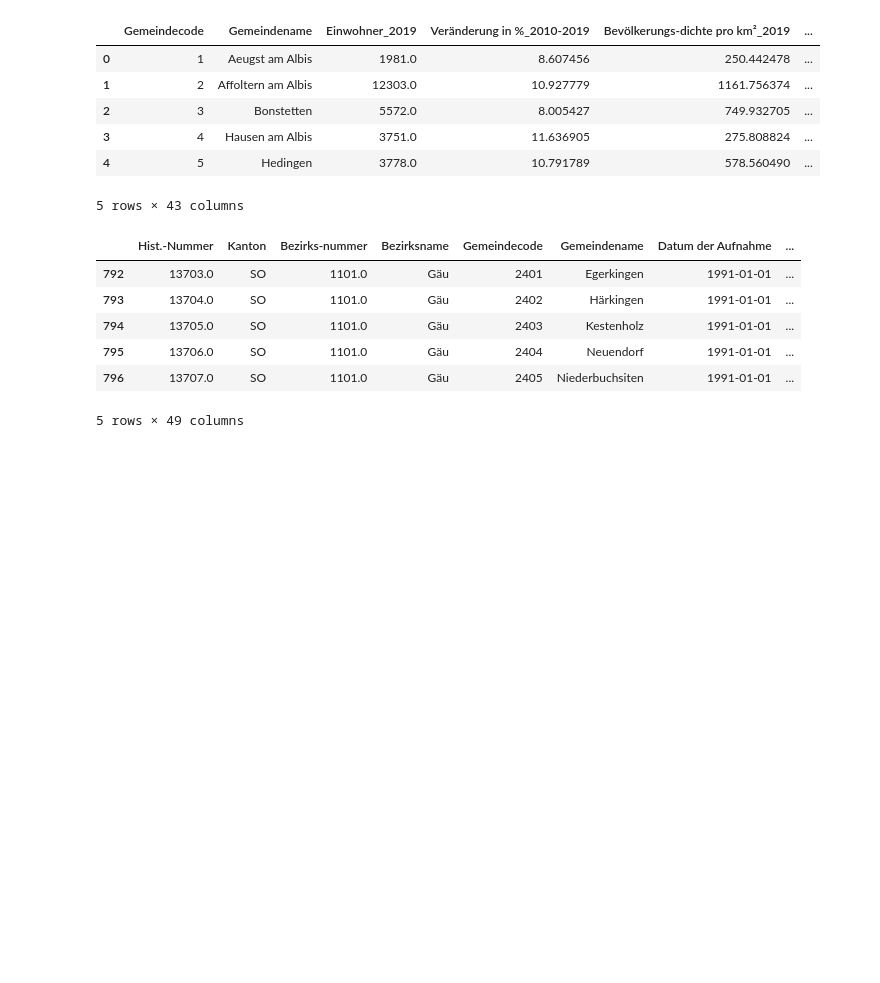
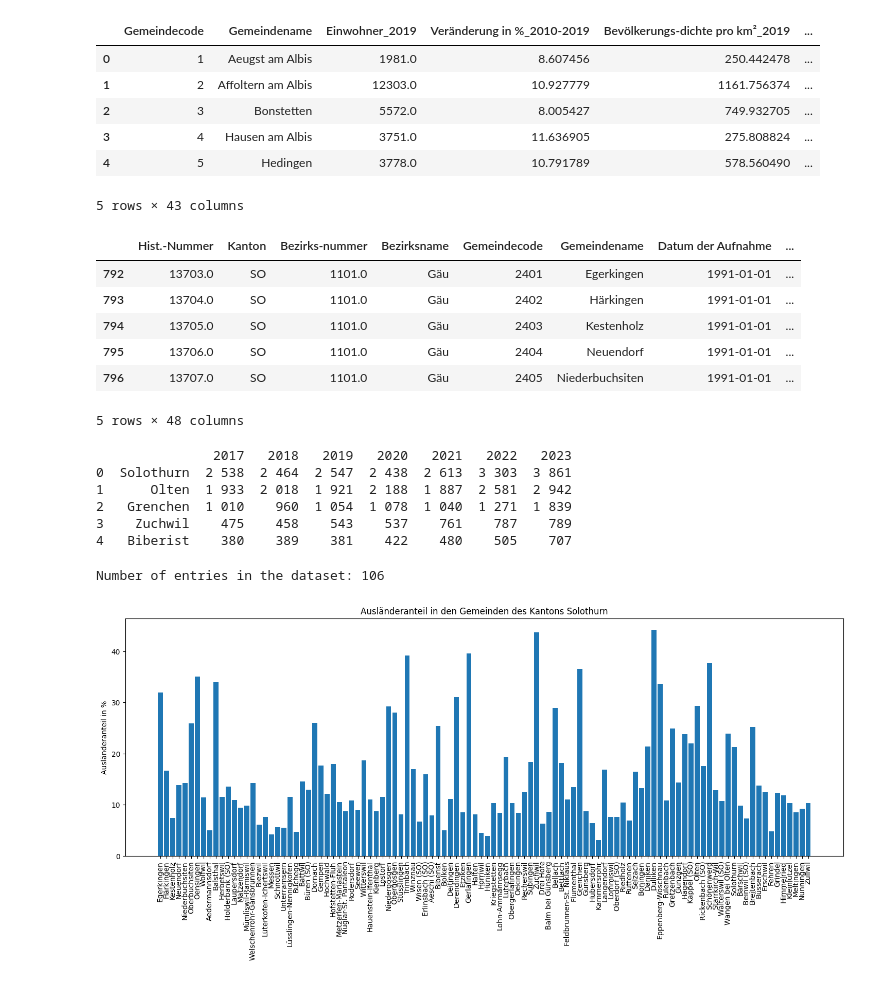
Before and after one commit to benajakuhn/dawrAssignment1, a Jupyter notebook: Assignment1.ipynb, the cells around one changed output. Drawn from its saved outputs; the diff is of its cells as text; code cells hidden in the pictures; blank space fills up the shorter version.

Commit message:
added third pdf data source

```diff
--- a/Assignment1.ipynb
+++ b/Assignment1.ipynb
@@ -90,6 +93,11 @@ df_merged = pd.merge(
 # Filter out all entries that are not Solothurn
 df_merged = df_merged[df_merged["Kanton"] == "SO"]
 
+# Make sure the datatype is correct
+columns_to_clean = ["Beschäftigte total_2018", "im 1. Sektor_2018", "im 2. Sektor_2018" , "im 3. Sektor_2018"]
+for col in columns_to_clean:
+     df_merged[col] = df_merged[col].astype(str).replace("X", "0").astype(int)
+
 df_merged.head()
 # %% [output]
 |  | Hist.-Nummer | Kanton | Bezirks-nummer | Bezirksname | Gemeindecode | Gemeindename | Datum der Aufnahme | ... |
@@ -98,4 +106,46 @@ df_merged.head()
 | 794 | 13705.0 | SO | 1101.0 | Gäu | 2403 | Kestenholz | 1991-01-01 | ... |
 | 795 | 13706.0 | SO | 1101.0 | Gäu | 2404 | Neuendorf | 1991-01-01 | ... |
 | 796 | 13707.0 | SO | 1101.0 | Gäu | 2405 | Niederbuchsiten | 1991-01-01 | ... |
-5 rows × 49 columns
+5 rows × 48 columns
+# %%
+import pdfplumber
+
+pdf_path = 'data/PKS_2023_SO.pdf'
+
+# Open the PDF and extract the table
+with pdfplumber.open(pdf_path) as pdf:
+    page = pdf.pages[67] # zero-based index
+    table = page.extract_table()
+
+# convert the table to a DataFrame - skip the first 4 rows, the row with index 3 is the header
+df_crime = pd.DataFrame(table[4:], columns=table[3])
+
+# Drop the rows at the bottom that are part of the legend
+df_crime = df_crime[
+    pd.to_numeric(df_crime["2017"], errors="coerce").notna()
+]
+
+# Display the first few rows of the DataFrame
+df_crime.to_excel("data/crime_data.xlsx", index=False)
+print(df_crime.head())
+# %% [output]
+               2017   2018   2019   2020   2021   2022   2023
+0  Solothurn  2 538  2 464  2 547  2 438  2 613  3 303  3 861
+1      Olten  1 933  2 018  1 921  2 188  1 887  2 581  2 942
+2   Grenchen  1 010    960  1 054  1 078  1 040  1 271  1 839
+3    Zuchwil    475    458    543    537    761    787    789
+4   Biberist    380    389    381    422    480    505    707
+# %%
+# Print the amount of entries in the dataset
+print(f"Number of entries in the dataset: {len(df_merged)}")
+
+# Plot the Ausländeranteil in the Gemeinden
+plt.figure(figsize=(18, 6))
+plt.bar(df_merged["Gemeindename"], df_merged["Ausländer in %_2019"])
+plt.xticks(rotation=90)
+plt.ylabel("Ausländeranteil in %")
+plt.title("Ausländeranteil in den Gemeinden des Kantons Solothurn")
+plt.show()
+# %% [output]
+Number of entries in the dataset: 106
+[figure, added]
```
Also changed, not shown: parts of 4 cells of this notebook.
